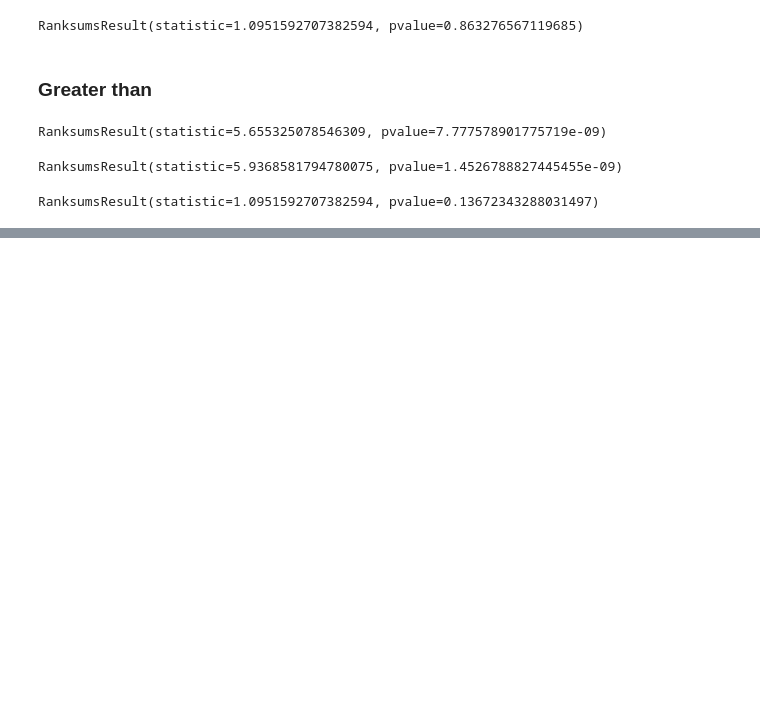
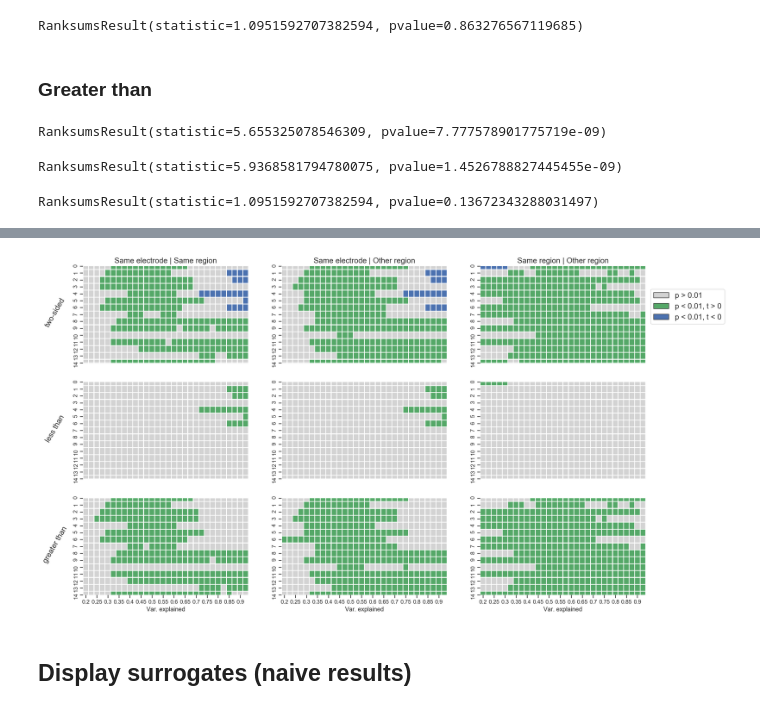
Before and after one commit to daphnecor/DistanceAndDependence, a Jupyter notebook: NonparametricTesting.ipynb, the cells around one changed output, grey strips where cells are left out. Drawn from its saved outputs; the diff is of its cells as text; code cells hidden in the pictures; blank space fills up the shorter version.

Commit message:
New surrogates and more

```diff
--- a/NonparametricTesting.ipynb
+++ b/NonparametricTesting.ipynb
@@ -237,0 +236,8 @@ RanksumsResult(statistic=1.0951592707382594, pvalue=0.13672343288031497)
+# %%
+''' Parameters '''
+
+S = 15 # Number of sessions
+L = 30 # Datapoints (vare)
+ALPHA = 0.01 # Set significance level
+
+cmap = matplotlib.colors.ListedColormap(['lightgray', 'b', 'g']) # Color for False and True'
@@ -237,0 +324,58 @@ RanksumsResult(statistic=1.0951592707382594, pvalue=0.13672343288031497)
+# %%
+def filter_it(Pvals, Tvals, ALPHA=0.01):
+    # Set all non significant entries to 0
+    Pvals[np.where(Pvals > ALPHA)] = 0
+    # Set all significant entries where t < 0 to 1 and for t > 0 to 2
+    Pvals[np.where(np.logical_and(Tvals < 0, Pvals != 0))] = 1
+    Pvals[np.where(np.logical_and(Tvals >= 0, Pvals != 0))] = 2
+
+    return Pvals
+# %%
+cmap = matplotlib.colors.ListedColormap(['lightgray', 'b', 'g']) # Color for False and True'
+
+fig, axs = plt.subplots(nrows=3, ncols=3, figsize=(20, 12))
+
+axs[0, 0].set_title('Same electrode | Same region', fontsize=15)
+axs[0, 1].set_title('Same electrode | Other region', fontsize=15)
+axs[0, 2].set_title('Same region | Other region', fontsize=15)
+
+# Make heatmaps for pvalues two sided tests
+sns.heatmap(filter_it(Pvals_ts_SE_SR, Tvals_ts_SE_SR), linewidth=1.1, xticklabels=False, cmap=cmap, cbar=False, ax=axs[0, 0])
+
+sns.heatmap(filter_it(Pvals_ts_SE_OR, Tvals_ts_SE_OR), linewidth=1.1, xticklabels=False, cmap=cmap, cbar=False, ax=axs[0, 1])
+
+sns.heatmap(filter_it(Pvals_ts_SR_OR, Tvals_ts_SR_OR), linewidth=1.1, xticklabels=False, cmap=cmap, cbar=False, ax=axs[0, 2])
+
+# Make heatmaps for pvalues LESS
+sns.heatmap(filter_it(Pvals_lt_SE_SR, Tvals_lt_SE_SR), linewidth=1.1, xticklabels=False, cmap=cmap, cbar=False, ax=axs[1, 0])
+
+sns.heatmap(filter_it(Pvals_lt_SE_OR, Tvals_lt_SE_OR), linewidth=1.1, xticklabels=False, cmap=cmap, cbar=False, ax=axs[1, 1])
+
+sns.heatmap(filter_it(Pvals_lt_SR_OR, Tvals_lt_SR_OR), linewidth=1.1, xticklabels=False, cmap=cmap, cbar=False, ax=axs[1, 2])
+
+# Make heatmaps for pvalues GREATER
+sns.heatmap(filter_it(Pvals_gt_SE_SR, Tvals_gt_SE_SR), linewidth=1.1, cmap=cmap, cbar=False, ax=axs[2, 0])
+
+sns.heatmap(filter_it(Pvals_gt_SE_OR, Tvals_gt_SE_OR), linewidth=1.1, cmap=cmap, cbar=False, ax=axs[2, 1])
+
+sns.heatmap(filter_it(Pvals_gt_SR_OR, Tvals_gt_SR_OR), linewidth=1.1, cmap=cmap, cbar=False, ax=axs[2, 2])
+
+axs[0, 0].set_ylabel('two-sided', rotation=60, labelpad=30, fontsize=15)
+axs[1, 0].set_ylabel('less than', rotation=60, labelpad=30, fontsize=15)
+axs[2, 0].set_ylabel('greater than', rotation=60, labelpad=30, fontsize=15)
+
+axs[2, 0].set_xticklabels(THRESHOLDS_VARE[::2])
+axs[2, 0].set_xlabel('Var. explained')
+
+axs[2, 1].set_xticklabels(THRESHOLDS_VARE[::2])
+axs[2, 1].set_xlabel('Var. explained')
+
+axs[2, 2].set_xticklabels(THRESHOLDS_VARE[::2])
+axs[2, 2].set_xlabel('Var. explained')
+
+legend_elements = [Patch(facecolor='lightgrey', edgecolor='k', label=f'p > {ALPHA}'),
+                   Patch(facecolor='g', edgecolor='k', label=f'p < {ALPHA}, t > 0'),
+                   Patch(facecolor='b', edgecolor='k', label=f'p < {ALPHA}, t < 0')]
+axs[0, 2].legend(handles=legend_elements, prop={'size': 15}, bbox_to_anchor=(1.5, 0.8));
+# %% [output]
+[figure, added]
@@ -237,0 +413,2 @@ RanksumsResult(statistic=1.0951592707382594, pvalue=0.13672343288031497)
+# %% [markdown]
+## Display surrogates (naive results)
```
Also changed, not shown: parts of 17 cells of this notebook, 2 other files.
